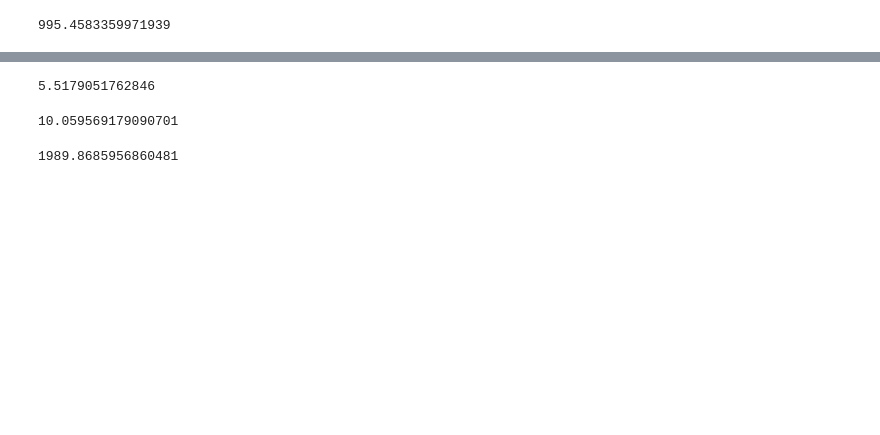
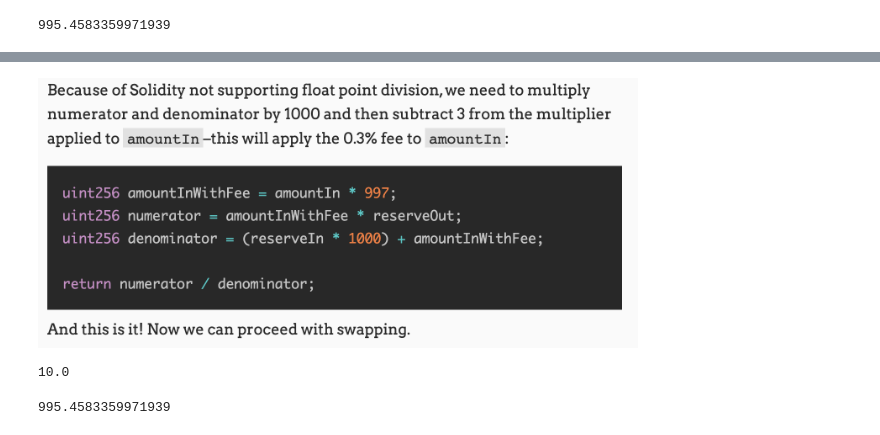
Before and after one commit to icmoore/daosys, a Jupyter notebook: notebooks/research/ian/v2_liquidity.ipynb, the cells around one changed output, grey strips where cells are left out. Drawn from its saved outputs; the diff is of its cells as text; code cells hidden in the pictures; blank space fills up the shorter version.

```diff
--- a/notebooks/research/ian/v2_liquidity.ipynb
+++ b/notebooks/research/ian/v2_liquidity.ipynb
@@ -34,12 +76,15 @@ Ai = -(1000*Ao*Tr*Ri)/(F*(Ao-Ro)); Ai
+# %%
+Image("images/jupyter/random/delta_y_program.png", width = 600, height = 600)
+# %% [output]
+[figure, added]
 # %%
-S = (Ai*F*Ro)/(Ri*1000 + Ao*F); S
+# (LRC eq.) S = (Ai*F*Ro)/(Ri*1000 + Ao*F); S
+S = (Ai*F*Ro)/(Ri*1000 + Ai*F); S
 # %% [output]
-5.5179051762846
+10.0
+# %%
+Ro
+# %% [output]
+995.4583359971939
 # %%
-(R-Ro) + S
+# (LRC eq.) (R-Ro) + S
-# %% [output]
-10.059569179090701
-# %%
-Ro+Ri
-# %% [output]
-1989.8685956860481
```
Also changed, not shown: parts of 12 cells of this notebook, 4 other files.
